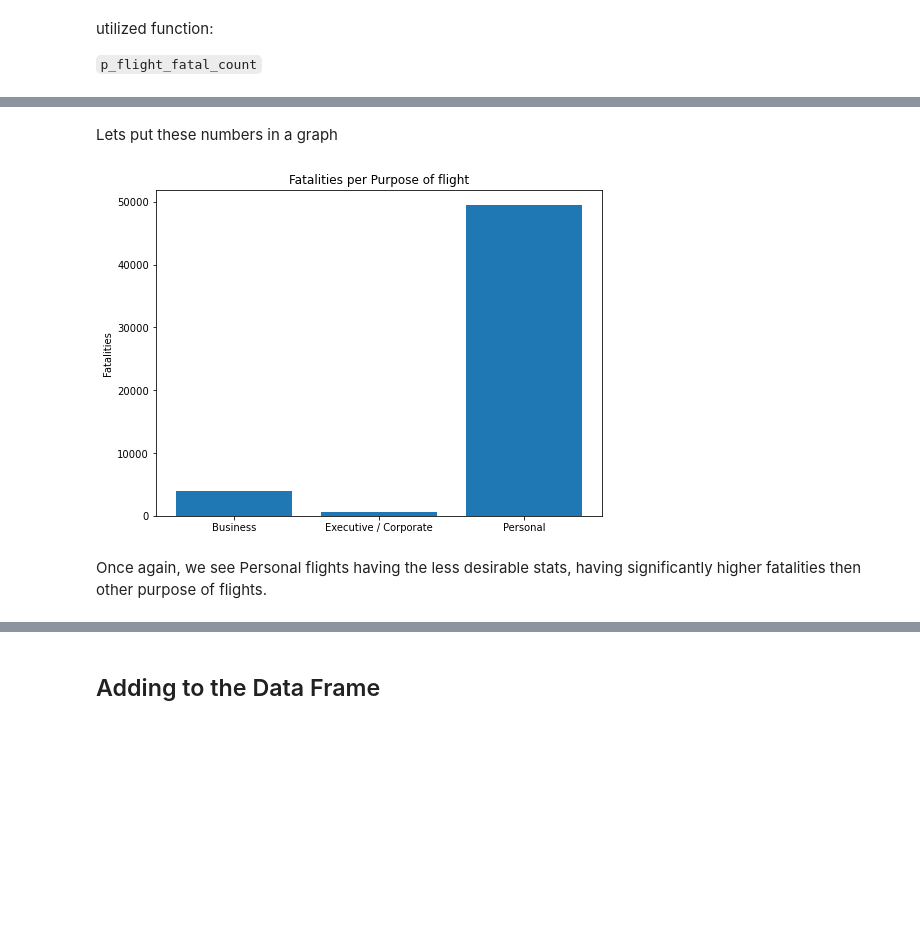
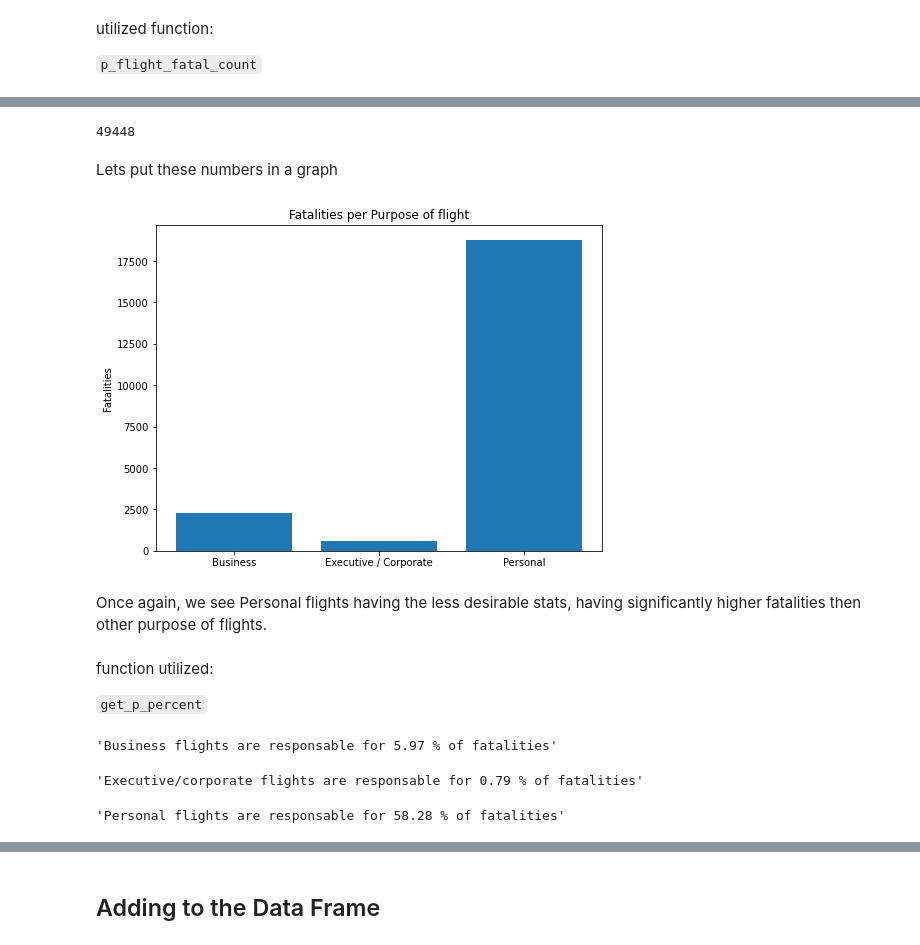
Before and after one commit to Djohnson1313/phase_1_project, a Jupyter notebook: phase_1_project_final.ipynb, the cells around one changed output, grey strips where cells are left out. Cells and saved outputs as stored; diff of their text form; code cells hidden in the pictures; blank space fills up the shorter version.

```diff
--- a/phase_1_project_final.ipynb
+++ b/phase_1_project_final.ipynb
@@ -611,18 +638,38 @@ p_flight_fatal_count('Personal')
+# %%
+len(df1[df1['Purpose.of.flight'] == 'Personal'])
+# %% [output]
+49448
 # %% [markdown]
 Lets put these numbers in a graph
 # %%
 # Bargraph to compare purpose of flight fatalities
 
-height = [4018, 553, 49448]
+height = [2313, 598, 18762]
 x = range(3)
 labels = ['Business', 'Executive / Corporate', 'Personal']
 
 fig, ax = plt.subplots(figsize = (8,6))
 ax.bar(x, height, tick_label = labels)
 
 ax.set_title('Fatalities per Purpose of flight')
 ax.set_ylabel('Fatalities');
 # %% [output]
-[figure, old version]
+[figure, new version]
 # %% [markdown]
 Once again, we see Personal flights having the less desirable stats, having significantly higher fatalities then other purpose of flights.
+# %% [markdown]
+function utilized:
+
+`get_p_percent`
+# %%
+get_p_percent('Business')
+# %% [output]
+'Business flights are responsable for 5.97 % of fatalities'
+# %%
+get_p_percent('Executive/corporate')
+# %% [output]
+'Executive/corporate flights are responsable for 0.79 % of fatalities'
+# %%
+get_p_percent('Personal')
+# %% [output]
+'Personal flights are responsable for 58.28 % of fatalities'
```
Also changed, not shown: parts of 23 cells of this notebook.
